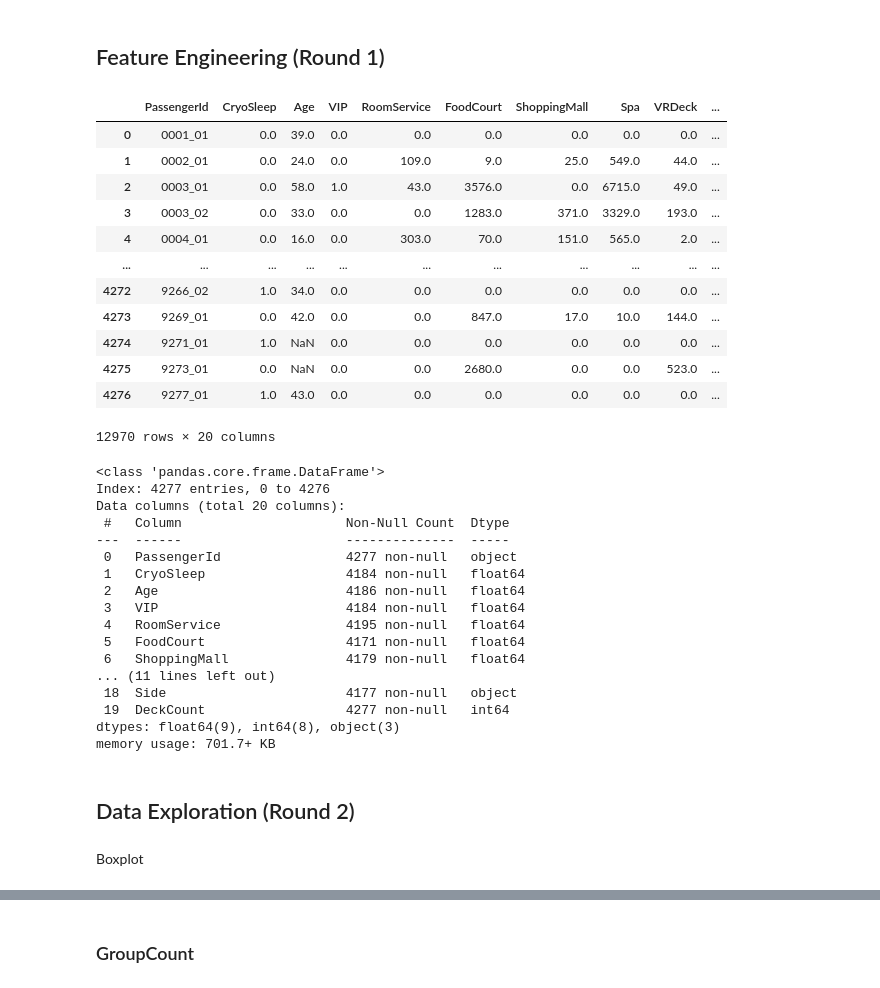
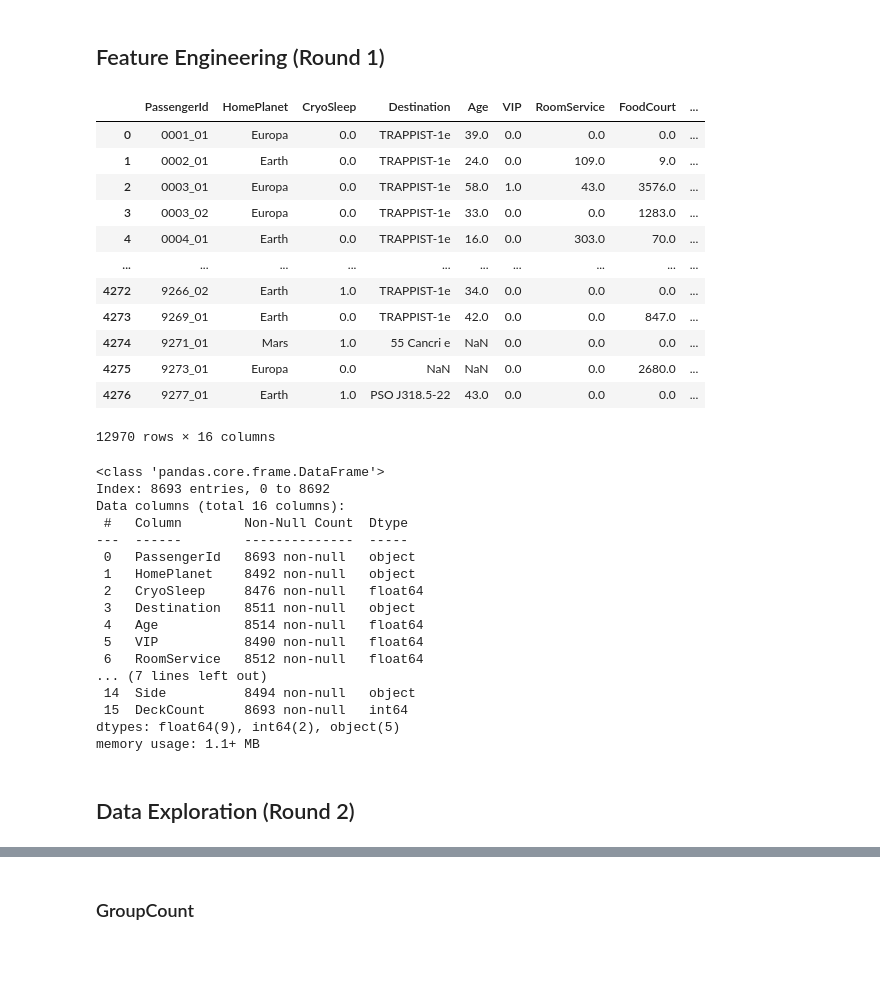
Before and after one commit to shivvor2/Tabular_Data_Skill_Demo_Kaggle, a Jupyter notebook: SpaceTitanic.ipynb, the cells around one changed output, grey strips where cells are left out. Drawn from its saved outputs; the diff is of its cells as text; code cells hidden in the pictures; blank space fills up the shorter version.

```diff
--- a/SpaceTitanic.ipynb
+++ b/SpaceTitanic.ipynb
@@ -64,73 +64,71 @@ Decisions made:
 # %% [markdown]
 ## Feature Engineering (Round 1)
 # %%
-# Convert categorical features to 1-hot encoding
-df = pd.get_dummies(df, columns = ["HomePlanet", "Destination"], dtype = int)
+# # Convert categorical features to 1-hot encoding
+# df = pd.get_dummies(df, columns = ["HomePlanet", "Destination"], dtype = int)
 
 # Convert boolean features to binary encoding
 df["CryoSleep"] = pd.to_numeric(df["CryoSleep"], errors='coerce')
 df["Transported"] = pd.to_numeric(df["Transported"], errors='coerce')
 df["VIP"] = pd.to_numeric(df["VIP"], errors='coerce')
 
 # Extract group member values
 from collections import Counter
 def extract_group(passID):
     return passID.split("_")[0]
 df["PassengerGroup"] = df["PassengerId"].apply(lambda x: int(x.split("_")[0]))
 pass_group_counter = Counter(df["PassengerGroup"])
 df["GroupCount"] = df["PassengerGroup"].apply(lambda x: pass_group_counter[x])
 df = df.drop("PassengerGroup", axis = 1)
 
 # Extract Cabin (count) and Side
 df[["Deck", "Side"]] = df["Cabin"].str.split("/", expand=True)[[0, 2]]
 deck_counter = Counter(df["Deck"])
 df["DeckCount"] = df["Deck"].apply(lambda x: deck_counter[x])
 df = df.drop("Cabin", axis = 1)
 
 # Dropping Name
 df = df.drop("Name", axis = 1)
 
 df
 # %% [output]
-|  | PassengerId | CryoSleep | Age | VIP | RoomService | FoodCourt | ShoppingMall | Spa | VRDeck | ... |
-| 0 | 0001_01 | 0.0 | 39.0 | 0.0 | 0.0 | 0.0 | 0.0 | 0.0 | 0.0 | ... |
-| 1 | 0002_01 | 0.0 | 24.0 | 0.0 | 109.0 | 9.0 | 25.0 | 549.0 | 44.0 | ... |
-| 2 | 0003_01 | 0.0 | 58.0 | 1.0 | 43.0 | 3576.0 | 0.0 | 6715.0 | 49.0 | ... |
-| 3 | 0003_02 | 0.0 | 33.0 | 0.0 | 0.0 | 1283.0 | 371.0 | 3329.0 | 193.0 | ... |
-| 4 | 0004_01 | 0.0 | 16.0 | 0.0 | 303.0 | 70.0 | 151.0 | 565.0 | 2.0 | ... |
-| ... | ... | ... | ... | ... | ... | ... | ... | ... | ... | ... |
-| 4272 | 9266_02 | 1.0 | 34.0 | 0.0 | 0.0 | 0.0 | 0.0 | 0.0 | 0.0 | ... |
-| 4273 | 9269_01 | 0.0 | 42.0 | 0.0 | 0.0 | 847.0 | 17.0 | 10.0 | 144.0 | ... |
-| 4274 | 9271_01 | 1.0 | NaN | 0.0 | 0.0 | 0.0 | 0.0 | 0.0 | 0.0 | ... |
-| 4275 | 9273_01 | 0.0 | NaN | 0.0 | 0.0 | 2680.0 | 0.0 | 0.0 | 523.0 | ... |
-| 4276 | 9277_01 | 1.0 | 43.0 | 0.0 | 0.0 | 0.0 | 0.0 | 0.0 | 0.0 | ... |
+|  | PassengerId | HomePlanet | CryoSleep | Destination | Age | VIP | RoomService | FoodCourt | ... |
+| 0 | 0001_01 | Europa | 0.0 | TRAPPIST-1e | 39.0 | 0.0 | 0.0 | 0.0 | ... |
+| 1 | 0002_01 | Earth | 0.0 | TRAPPIST-1e | 24.0 | 0.0 | 109.0 | 9.0 | ... |
+| 2 | 0003_01 | Europa | 0.0 | TRAPPIST-1e | 58.0 | 1.0 | 43.0 | 3576.0 | ... |
+| 3 | 0003_02 | Europa | 0.0 | TRAPPIST-1e | 33.0 | 0.0 | 0.0 | 1283.0 | ... |
+| 4 | 0004_01 | Earth | 0.0 | TRAPPIST-1e | 16.0 | 0.0 | 303.0 | 70.0 | ... |
+| ... | ... | ... | ... | ... | ... | ... | ... | ... | ... |
+| 4272 | 9266_02 | Earth | 1.0 | TRAPPIST-1e | 34.0 | 0.0 | 0.0 | 0.0 | ... |
+| 4273 | 9269_01 | Earth | 0.0 | TRAPPIST-1e | 42.0 | 0.0 | 0.0 | 847.0 | ... |
+| 4274 | 9271_01 | Mars | 1.0 | 55 Cancri e | NaN | 0.0 | 0.0 | 0.0 | ... |
+| 4275 | 9273_01 | Europa | 0.0 | NaN | NaN | 0.0 | 0.0 | 2680.0 | ... |
+| 4276 | 9277_01 | Earth | 1.0 | PSO J318.5-22 | 43.0 | 0.0 | 0.0 | 0.0 | ... |
-12970 rows × 20 columns
+12970 rows × 16 columns
 # %%
 # seperate back to train/ test
 
 train = df.iloc[:train.shape[0]]
 test = df.iloc[train.shape[0]:]
 # %%
-test.info()
+train.info()
 # %% [output]
 <class 'pandas.core.frame.DataFrame'>
-Index: 4277 entries, 0 to 4276
-Data columns (total 20 columns):
- #   Column                     Non-Null Count  Dtype
----  ------                     --------------  -----
- 0   PassengerId                4277 non-null   object
- 1   CryoSleep                  4184 non-null   float64
- 2   Age                        4186 non-null   float64
- 3   VIP                        4184 non-null   float64
- 4   RoomService                4195 non-null   float64
- 5   FoodCourt                  4171 non-null   float64
- 6   ShoppingMall               4179 non-null   float64
-... (11 lines left out)
- 18  Side                       4177 non-null   object
- 19  DeckCount                  4277 non-null   int64
-dtypes: float64(9), int64(8), object(3)
-memory usage: 701.7+ KB
+Index: 8693 entries, 0 to 8692
+Data columns (total 16 columns):
+ #   Column        Non-Null Count  Dtype
+---  ------        --------------  -----
+ 0   PassengerId   8693 non-null   object
+ 1   HomePlanet    8492 non-null   object
+ 2   CryoSleep     8476 non-null   float64
+ 3   Destination   8511 non-null   object
+ 4   Age           8514 non-null   float64
+ 5   VIP           8490 non-null   float64
+ 6   RoomService   8512 non-null   float64
+... (7 lines left out)
+ 14  Side          8494 non-null   object
+ 15  DeckCount     8693 non-null   int64
+dtypes: float64(9), int64(2), object(5)
+memory usage: 1.1+ MB
 # %% [markdown]
 ## Data Exploration (Round 2)
-# %% [markdown]
-Boxplot
```
Also changed, not shown: parts of 26 cells of this notebook, 5 other files.
